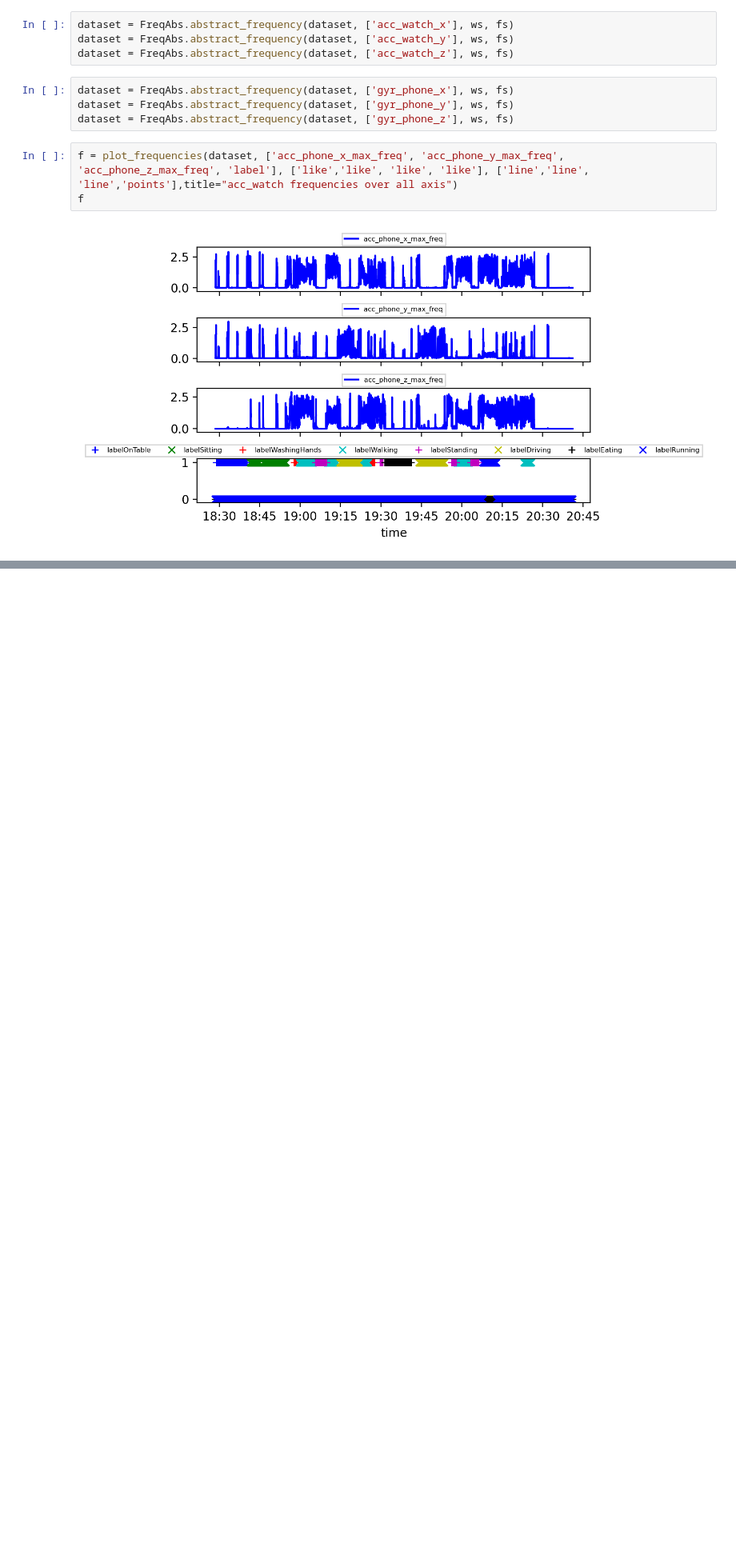
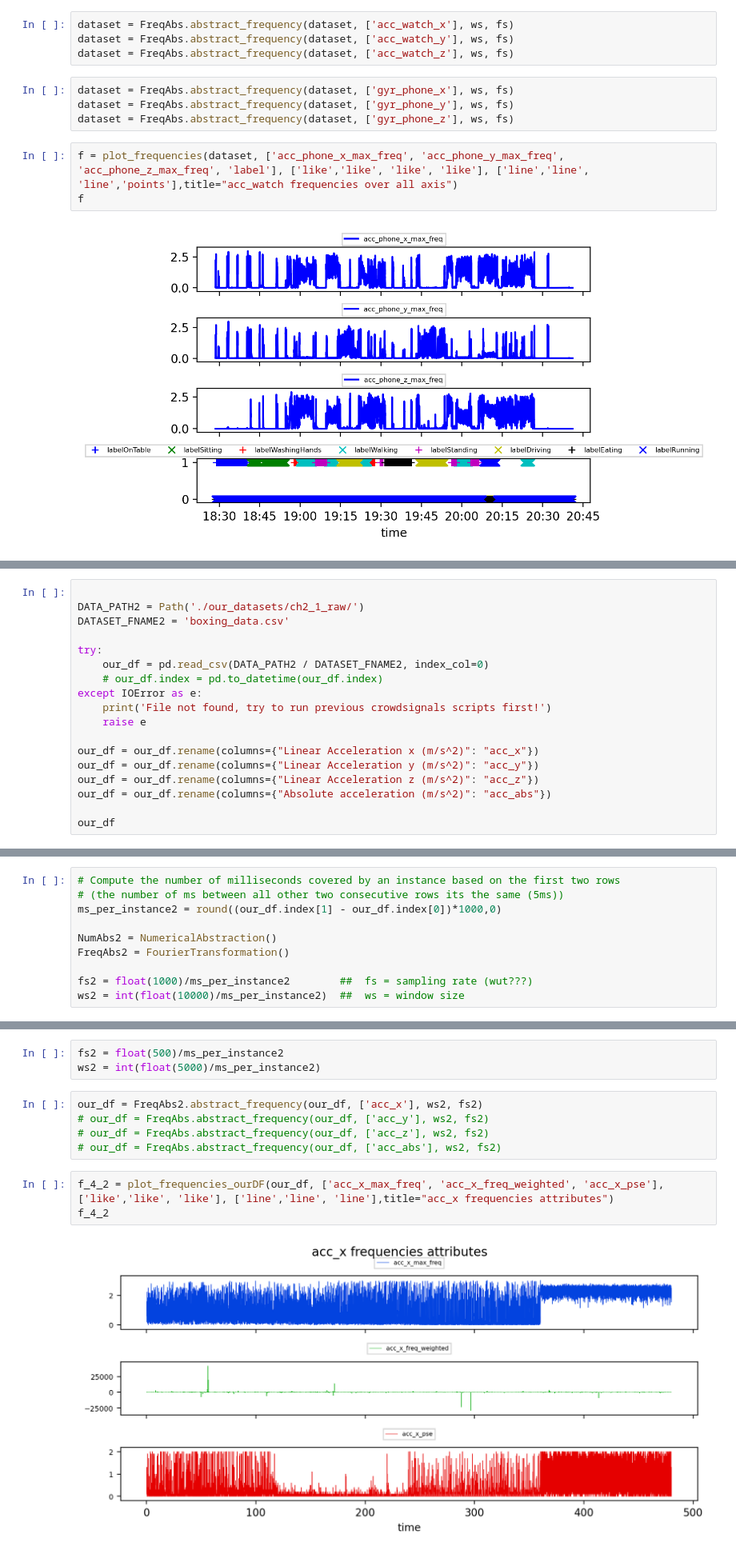
Before and after one commit to nedimazar/MLQS-G91-A1, a Jupyter notebook: src/A1_practical_ch4.ipynb, the cells around one changed output, grey strips where cells are left out. Shown at 80% size. Cells and saved outputs as stored; diff of their text form; blank space fills up the shorter version.

```diff
--- a/src/A1_practical_ch4.ipynb
+++ b/src/A1_practical_ch4.ipynb
@@ -305,0 +167,18 @@ f2__
+# %%
+
+DATA_PATH2 = Path('./our_datasets/ch2_1_raw/')
+DATASET_FNAME2 = 'boxing_data.csv'
+
+try:
+    our_df = pd.read_csv(DATA_PATH2 / DATASET_FNAME2, index_col=0)
+    # our_df.index = pd.to_datetime(our_df.index)
+except IOError as e:
+    print('File not found, try to run previous crowdsignals scripts first!')
+    raise e
+
+our_df = our_df.rename(columns={"Linear Acceleration x (m/s^2)": "acc_x"})
+our_df = our_df.rename(columns={"Linear Acceleration y (m/s^2)": "acc_y"})
+our_df = our_df.rename(columns={"Linear Acceleration z (m/s^2)": "acc_z"})
+our_df = our_df.rename(columns={"Absolute acceleration (m/s^2)": "acc_abs"})
+
+our_df
@@ -305,0 +200,10 @@ f2__
+# %%
+# Compute the number of milliseconds covered by an instance based on the first two rows
+# (the number of ms between all other two consecutive rows its the same (5ms))
+ms_per_instance2 = round((our_df.index[1] - our_df.index[0])*1000,0)
+
+NumAbs2 = NumericalAbstraction()
+FreqAbs2 = FourierTransformation()
+
+fs2 = float(1000)/ms_per_instance2        ##  fs = sampling rate (wut???)
+ws2 = int(float(10000)/ms_per_instance2)  ##  ws = window size
@@ -305,0 +213,13 @@ f2__
+# %%
+fs2 = float(500)/ms_per_instance2
+ws2 = int(float(5000)/ms_per_instance2)
+# %%
+our_df = FreqAbs2.abstract_frequency(our_df, ['acc_x'], ws2, fs2)
+# our_df = FreqAbs.abstract_frequency(our_df, ['acc_y'], ws2, fs2)
+# our_df = FreqAbs.abstract_frequency(our_df, ['acc_z'], ws2, fs2)
+# our_df = FreqAbs.abstract_frequency(our_df, ['acc_abs'], ws2, fs2)
+# %%
+f_4_2 = plot_frequencies_ourDF(our_df, ['acc_x_max_freq', 'acc_x_freq_weighted', 'acc_x_pse'], ['like','like', 'like'], ['line','line', 'line'],title="acc_x frequencies attributes")
+f_4_2
+# %% [output]
+[figure, added]
```
Also changed, not shown: parts of 20 cells of this notebook.
